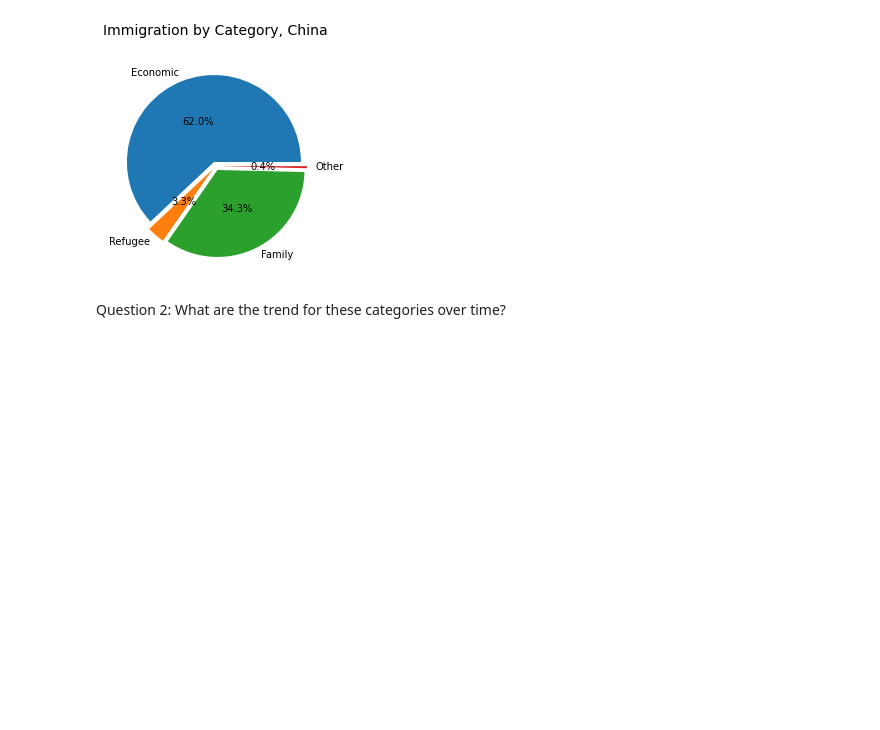
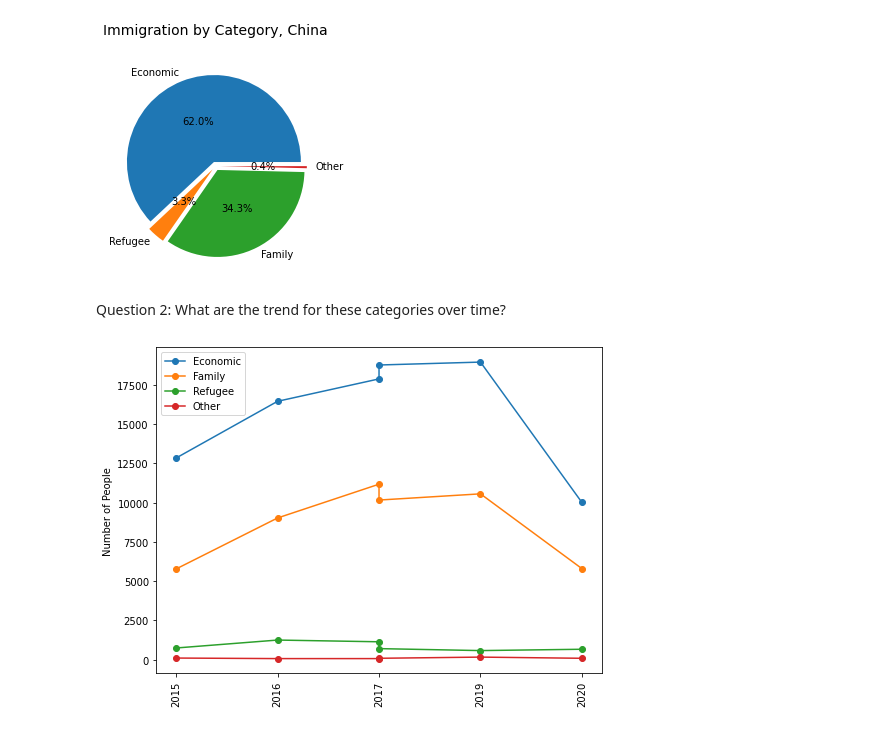
Before and after one commit to anyangpeng/DS_Portfolio, a Jupyter notebook: Project_IRCC/By_category.ipynb, the cells around one changed output. Drawn from its saved outputs; the diff is of its cells as text; code cells hidden in the pictures; blank space fills up the shorter version.

```diff
--- a/Project_IRCC/By_category.ipynb
+++ b/Project_IRCC/By_category.ipynb
@@ -101,12 +102,12 @@ China
 | China, People's Republic of - Total | China, People's Republic of - Total | China, People's Republic of - Total | 19460 | 26785 | 30250 | 29710 | 30245 | ... |
 # %%
 #Since there are too many sub-categories, the Program_Lv1 is used to generate the pie chart
-Economic = China.loc['Economic - Total','Economic - Total','Economic - Total'].sum(axis=1).loc['Economic - Total','Economic - Total','Economic - Total']
-Sponsored_Family = China.loc['Sponsored Family - Total','Sponsored Family - Total','Sponsored Family - Total'].sum(axis=1).loc['Sponsored Family - Total','Sponsored Family - Total','Sponsored Family - Total']
-Refugee_Protected_Person = China.loc['Resettled Refugee & Protected Person in Canada - Total','Resettled Refugee & Protected Person in Canada - Total','Resettled Refugee & Protected Person in Canada - Total'].sum(axis=1).loc['Resettled Refugee & Protected Person in Canada - Total','Resettled Refugee & Protected Person in Canada - Total','Resettled Refugee & Protected Person in Canada - Total']
-Other = China.loc['All Other Immigration - Total','All Other Immigration - Total','All Other Immigration - Total'].sum(axis=1).loc['All Other Immigration - Total','All Other Immigration - Total','All Other Immigration - Total']
+Economic = China.loc['Economic - Total','Economic - Total','Economic - Total'].values[0]
+Sponsored_Family = China.loc['Sponsored Family - Total','Sponsored Family - Total','Sponsored Family - Total'].values[0]
+Refugee_Protected_Person = China.loc['Resettled Refugee & Protected Person in Canada - Total','Resettled Refugee & Protected Person in Canada - Total','Resettled Refugee & Protected Person in Canada - Total'].values[0]
+Other = China.loc['All Other Immigration - Total','All Other Immigration - Total','All Other Immigration - Total'].values[0]
 
-pie = [Economic,Refugee_Protected_Person,Sponsored_Family,Other]
+pie = [sum(Economic),sum(Refugee_Protected_Person),sum(Sponsored_Family),sum(Other)]
 plt.pie(x=pie, autopct="%.1f%%", explode=[0.05]*4, labels=['Economic','Refugee','Family','Other'], pctdistance=0.5)
 plt.title("Immigration by Category, China\n", fontsize=14);
 # %% [output]
@@ -114,3 +115,12 @@ plt.title("Immigration by Category, China\n", fontsize=14);
 # %% [markdown]
 
 Question 2: What are the trend for these categories over time?
+# %%
+trend = pd.DataFrame([Economic,Sponsored_Family,Refugee_Protected_Person,Other],columns=['2015','2016','2017','2017','2019','2020'],
+index = ['Economic','Family','Refugee','Other'])
+
+plt.figure(figsize=(8,6))
+plt.ylabel('Number of People')
+multiplot(trend)
+# %% [output]
+[figure, added]
```
Also changed, not shown: parts of 1 cell of this notebook.
